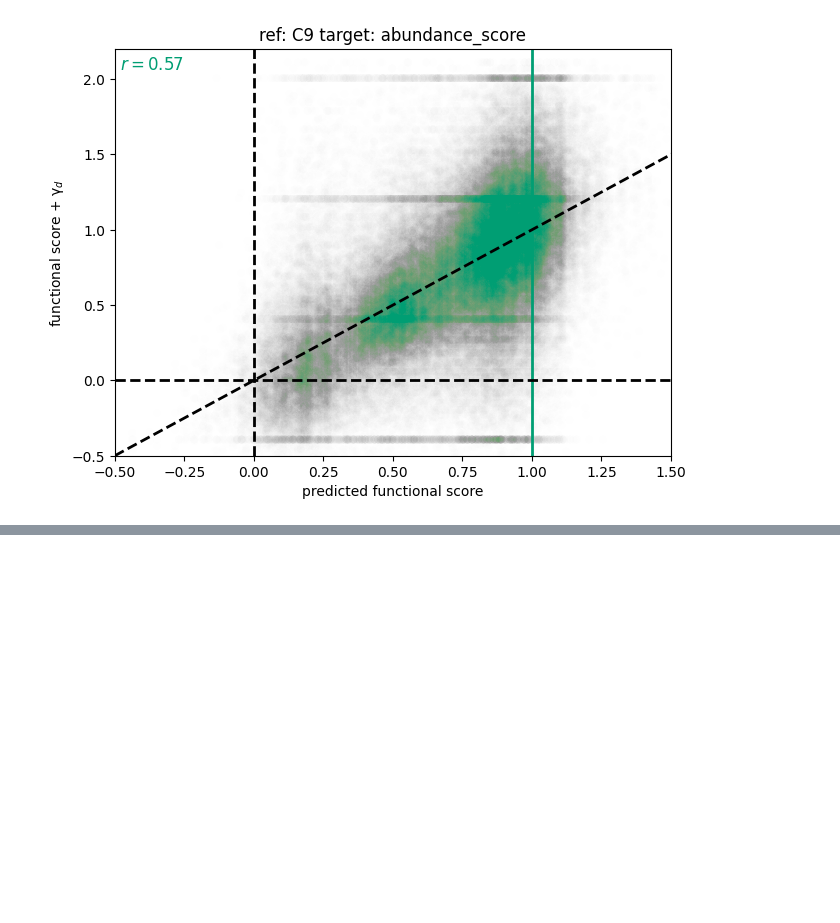
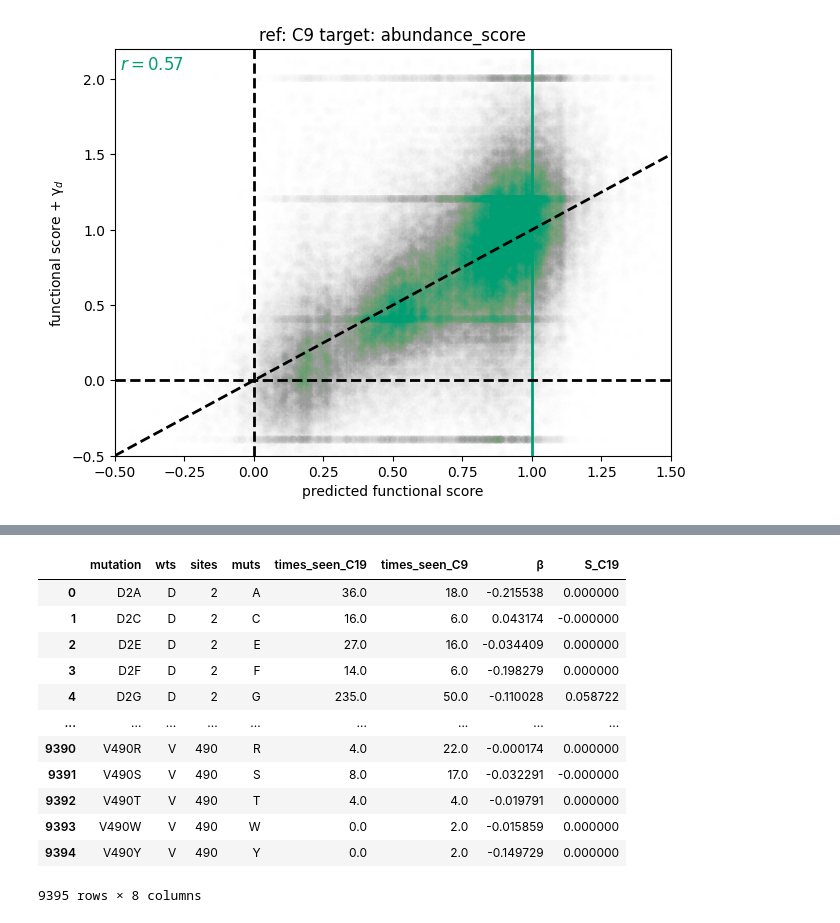
Before and after one commit to matsengrp/CYP-multidms, a Jupyter notebook: notebooks/03-09-23-CYP2-Analysis.ipynb, the cells around one changed output, grey strips where cells are left out. Drawn from its saved outputs; the diff is of its cells as text; code cells hidden in the pictures; blank space fills up the shorter version.

Commit message:
updated analysis notebook and added mutations df

```diff
--- a/notebooks/03-09-23-CYP2-Analysis.ipynb
+++ b/notebooks/03-09-23-CYP2-Analysis.ipynb
@@ -446,0 +533,37 @@ for model_idx, model_row in models.loc[4:].iterrows():
+# %%
+data = multidms.MultiDmsData(
+    func_score_df.query("replicate != 'Rep1'").rename({"abundance_score":"func_score"}, axis=1),
+    reference = "C9",
+    collapse_identical_variants = False,
+    alphabet= multidms.AAS_WITHSTOP,
+    verbose=True
+)
+
+data.condition_colors = {
+    'C19': (0.0, 0.4470588235294118, 0.6980392156862745),
+    'C9': (0.0, 0.6196078431372549, 0.45098039215686275)
+}
+fit_params = {
+    'epistatic_model' : "Identity",
+    'output_activation' : "Identity",
+    'lock_C_ref' : 1.0,
+    'init_C_ref' : 1.0,
+    'gamma_corrected' : False,
+    'warmup_beta':False,
+    'save_model_at':[20000],
+    'num_training_steps': 10,
+    'iterations_per_step': 2000,
+    'tol' : 1e-5,
+    'λ_lasso_shift' : 1e-5,
+    'λ_ridge_beta' : 0
+}
+start_t = time.time()
+fit = multidms.utils.fit_wrapper(data, **fit_params)
+fit["replicate"] = replicate
+fit["target"] = target
+
+models = pd.concat([models, fit], ignore_index=True)
+end_t = time.time()
+print(f"FINISHED total time: {round(end_t - start_t)} seconds")
+
+print(f"Done")
@@ -446,0 +606,18 @@ for model_idx, model_row in models.loc[4:].iterrows():
+# %%
+full_data_fit = models.loc[6, "model_20000"]
+# %%
+full_data_fit.mutations_df
+# %% [output]
+|  | mutation | wts | sites | muts | times_seen_C19 | times_seen_C9 | β | S_C19 |
+| 0 | D2A | D | 2 | A | 36.0 | 18.0 | -0.215538 | 0.000000 |
+| 1 | D2C | D | 2 | C | 16.0 | 6.0 | 0.043174 | -0.000000 |
+| 2 | D2E | D | 2 | E | 27.0 | 16.0 | -0.034409 | 0.000000 |
+| 3 | D2F | D | 2 | F | 14.0 | 6.0 | -0.198279 | 0.000000 |
+| 4 | D2G | D | 2 | G | 235.0 | 50.0 | -0.110028 | 0.058722 |
+| ... | ... | ... | ... | ... | ... | ... | ... | ... |
+| 9390 | V490R | V | 490 | R | 4.0 | 22.0 | -0.000174 | 0.000000 |
+| 9391 | V490S | V | 490 | S | 8.0 | 17.0 | -0.032291 | -0.000000 |
+| 9392 | V490T | V | 490 | T | 4.0 | 4.0 | -0.019791 | 0.000000 |
+| 9393 | V490W | V | 490 | W | 0.0 | 2.0 | -0.015859 | 0.000000 |
+| 9394 | V490Y | V | 490 | Y | 0.0 | 2.0 | -0.149729 | 0.000000 |
+9395 rows × 8 columns
```
Also changed, not shown: parts of 21 cells of this notebook, 1 other file.
